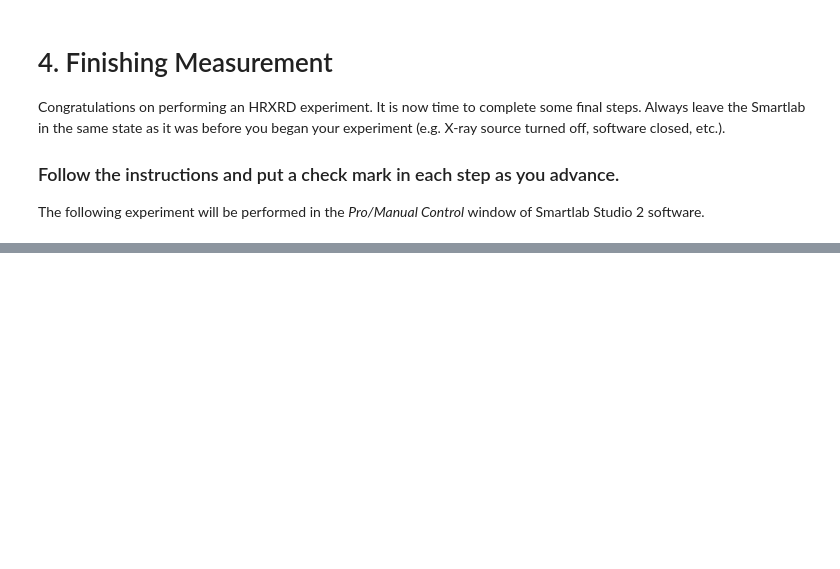
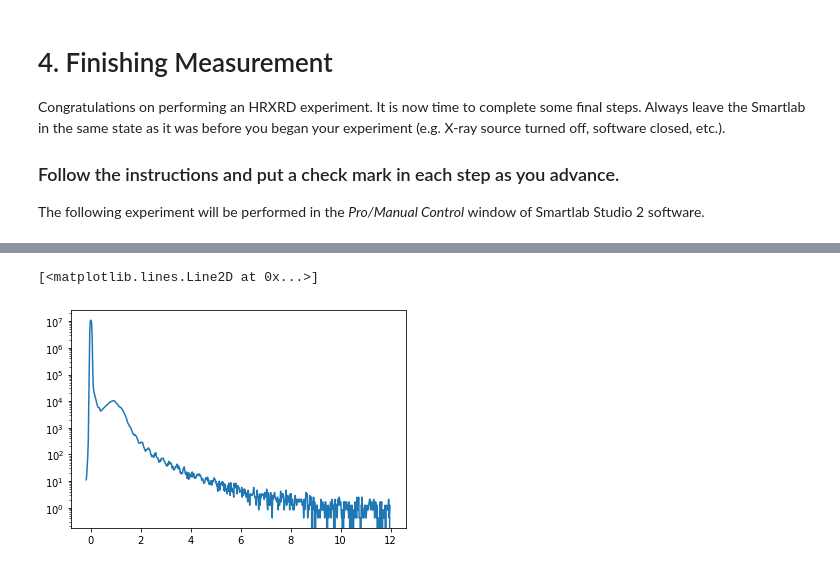
Before and after one commit to josephmccourt2018/lab_jupyter_notebooks, a Jupyter notebook: HRXRD_Specular_Lab2.ipynb, the cells around one changed output, grey strips where cells are left out. Saved outputs shown, nothing was run; the diff lists cells and outputs as text; code cells hidden in the pictures; blank space fills up the shorter version.

Commit message:
added new HRXRD example data files, edited HRXRD notebook

```diff
--- a/HRXRD_Specular_Lab2.ipynb
+++ b/HRXRD_Specular_Lab2.ipynb
@@ -775,0 +789,3 @@ GridBox(children=(Checkbox(value=False, description='<strong> Step </strong>4:')
+# %%
+#and you can get the files in the same way
+df_test = pd.read_csv("https://raw.githubusercontent.com/josephmccourt2018/lab_jupyter_notebooks/master/example/XRRBKGPt111_Al2O3_006.dat",sep = '\s+',comment='*',names = ["2TH","Intensity"],header = 1)
@@ -775,0 +808,6 @@ GridBox(children=(Checkbox(value=False, description='<strong> Step </strong>4:')
+# %%
+plt.yscale('log')
+plt.plot(df_test[df_test.columns[0]],df_test[df_test.columns[1]])
+# %% [output]
+[<matplotlib.lines.Line2D at 0x...>]
+[figure, added]
```
Also changed, not shown: parts of 11 cells of this notebook, 13 other files.
